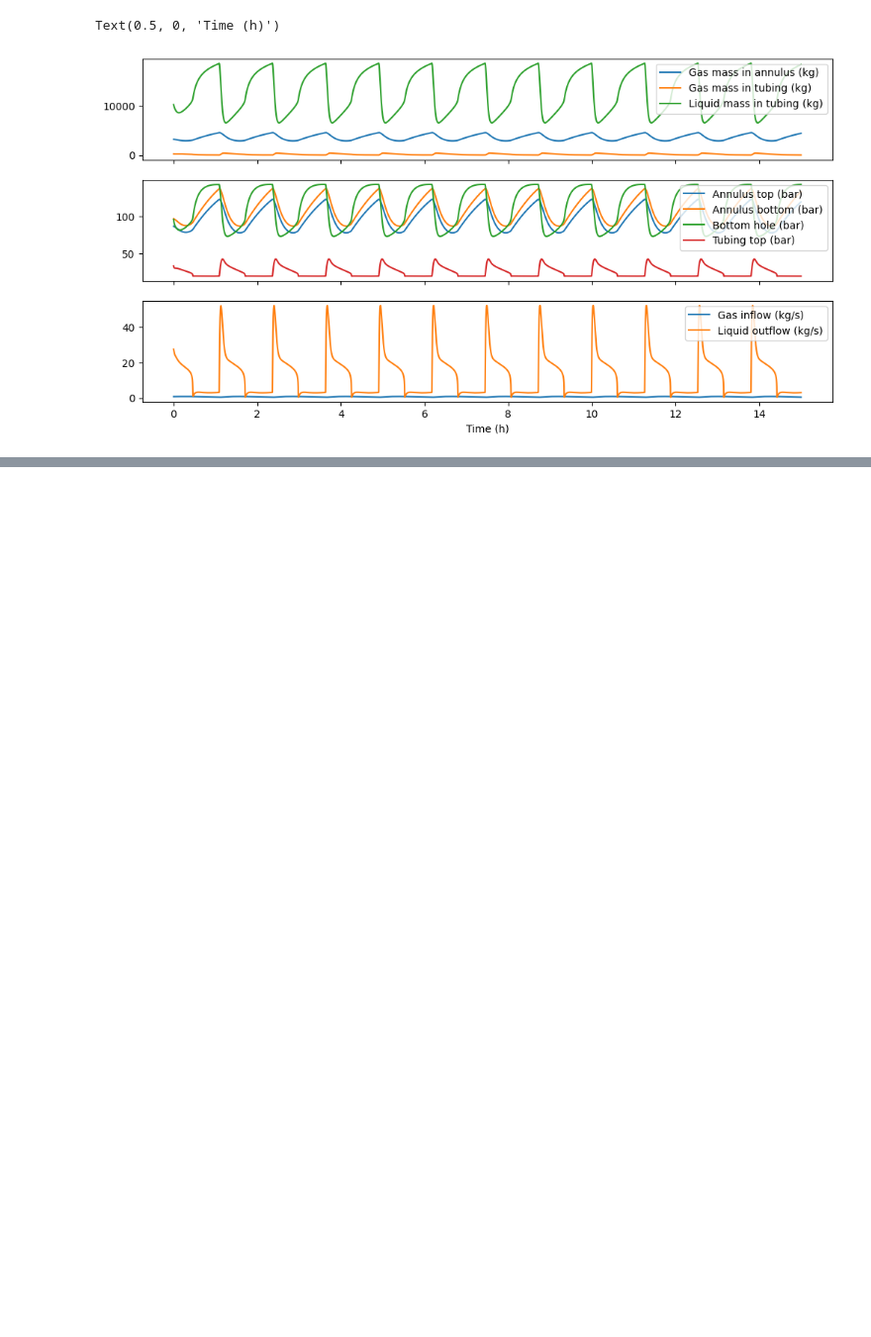
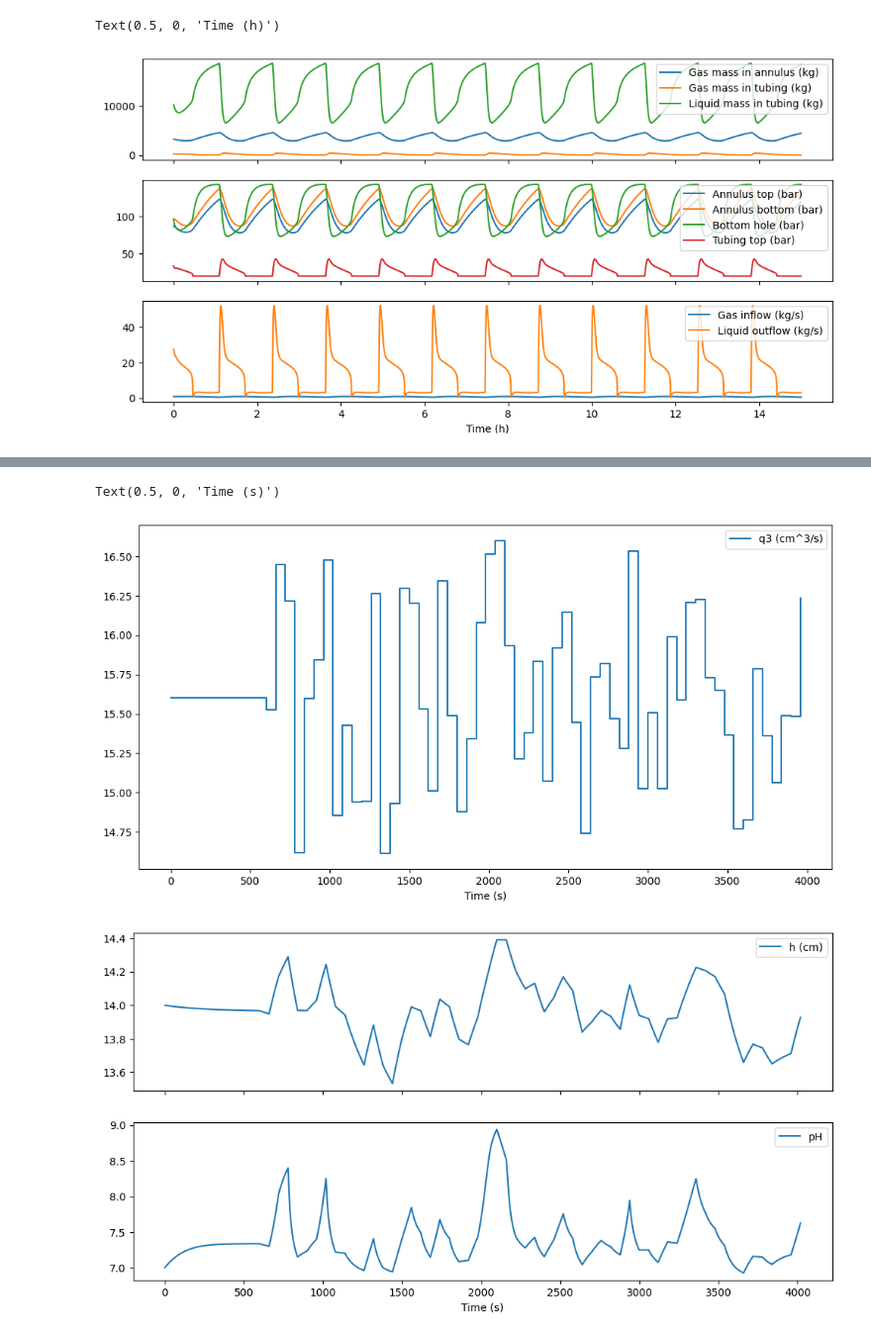
Before and after one commit to ggonzm/benchmark-systems, a Jupyter notebook: examples/simulations.ipynb, the cells around one changed output, grey strips where cells are left out. Shown at 99% size. Saved outputs shown, nothing was run; the diff lists cells and outputs as text; code cells hidden in the pictures; blank space fills up the shorter version.

Commit message:
New simulator for a neutralization process added

```diff
--- a/examples/simulations.ipynb
+++ b/examples/simulations.ipynb
@@ -195,7 +193,7 @@ duration = 1 # minutes
 Ts = 0.01 # minutes
 
 # Feed flow rate between 0 and 0.1.
-k = np.arange(0, 1, 0.01)
+k = np.arange(0, duration, Ts)
 u = 0.05*(1 + np.sin(2*np.pi*k - np.pi))
 
 # Simulation of the batch reactor ... Every setpoint is held for 1 minute
@@ -247,13 +245,14 @@ coolant = {
     'Cp_k': 2, 'm_k': 5
 }
 # %%
-duration = 0.01 # hours
+duration = 0.2 # hours
+step_duration = 0.01 # hours
 Ts = 0.0001 # hours
 
 # Feed flow and heat flow
-t = np.arange(0, 0.2, 0.01)
-F = np.ones_like(t) * 10
-dQ = -20000 * t
+k = np.arange(0, duration, step_duration)
+F = np.ones_like(k) * 10
+dQ = -20000 * k
 u = np.array([F, dQ]).T
 
 # Simulation of the CSTR ... Every setpoint is held for 0.01 hours
@@ -263,21 +262,21 @@ for F_k, dQ_k in u:
     states = solve_ivp(lambda t, x: cstr(t, x, **arrhenius_eqs, **reactor, **in_flow, **coolant,
                                          u=[F_k, dQ_k]),
                        y0 = [0.8, 0.5, 134.14, 130] if cstr_states.size == 0 else cstr_states[:, -1],
-                       t_span=(0, duration), t_eval=np.linspace(Ts, duration, int(duration/Ts)))
+                       t_span=(0, step_duration), t_eval=np.linspace(Ts, step_duration, int(step_duration/Ts)))
     # Append the states
     cstr_states = np.hstack([cstr_states, states.y])
 
 # Plot feed flow rate and heat flow
 fig, axs = plt.subplots(2, 1, sharex=True)
 for i, label in enumerate(['F (L/h)', 'dQ (kW)']):
-    axs[i].step(t, u[:, i], label=label, where='post')
+    axs[i].step(k, u[:, i], label=label, where='post')
     axs[i].legend()
 axs[-1].set_xlabel('Time (h)')
 
 # Plot states
 fig, axs = plt.subplots(4, 1, sharex=True)
 for i, label in enumerate(['Ca (mol/L)', 'Cb (mol/L)', 'Tr (ºC)', 'Tk (ºC)']):
-    axs[i].plot(np.arange(0, 0.2, 0.0001), cstr_states[i], label=label)
+    axs[i].plot(np.arange(0, duration,Ts), cstr_states[i], label=label)
     axs[i].legend()
 axs[-1].set_xlabel('Time (h)')
 # %% [output]
@@ -410,0 +445,42 @@ Text(0.5, 0, 'Time (h)')
+# %%
+duration = 4020 # seconds
+step_duration = 60 # seconds
+Ts = 1 # seconds
+
+# Inlet flows
+k = np.arange(0, duration, step_duration)
+q1 = 16.6 # cm^3/s
+q2 = 0.55 # cm^3/s
+q3 = np.full(len(k), 15.6) # cm^3/s
+q3[10:] += np.random.uniform(-1, 1, len(k)-10) # cm^3/s
+
+# Simulation of the neutralization process ... Every setpoint is held for 30 seconds
+ph_states = np.array([[] for _ in range(4)])
+ph_states_dot = np.array([[] for _ in range(4)])
+for u_k in q3:
+    # Solve the system keeping u_k for 30 seconds, taking a sample every second
+    states = solve_dae(lambda t, x, x_dot: neutralization(t, x, x_dot, **reactor_params, **buffer_tank_params, **acid_inflow, **buffer_inflow, **base_inflow, **dissociation_constants,
+                                                         q1 = q1, d = q2, u = u_k),
+                       y0 = [-4.32e-4, 5.28e-4, 14, 7] if ph_states.size == 0 else ph_states[:, -1],
+                       y_dot0 = np.zeros(4) if ph_states_dot.size == 0 else ph_states_dot[:, -1],
+                       t_span=(0, step_duration), t_eval=np.linspace(Ts, step_duration, int(step_duration/Ts)), rtol=1e-6)
+    # Append the states
+    ph_states = np.hstack([ph_states, states.y])
+    ph_states_dot = np.hstack([ph_states_dot, states.yp])
+
+# Plot q3
+plt.figure()
+plt.step(k, q3, label='q3 (cm^3/s)', where='post')
+plt.legend()
+plt.xlabel('Time (s)')
+
+# Plot measured states
+fig, axs = plt.subplots(2, 1, sharex=True)
+for i, label in enumerate(['h (cm)', 'pH']):
+    axs[i].plot(np.arange(0, duration, Ts), ph_states[i+2], label=label)
+    axs[i].legend()
+axs[-1].set_xlabel('Time (s)')
+# %% [output]
+Text(0.5, 0, 'Time (s)')
+[figure, added]
+[figure, added]
```
Also changed, not shown: parts of 5 cells of this notebook, 2 other files.
